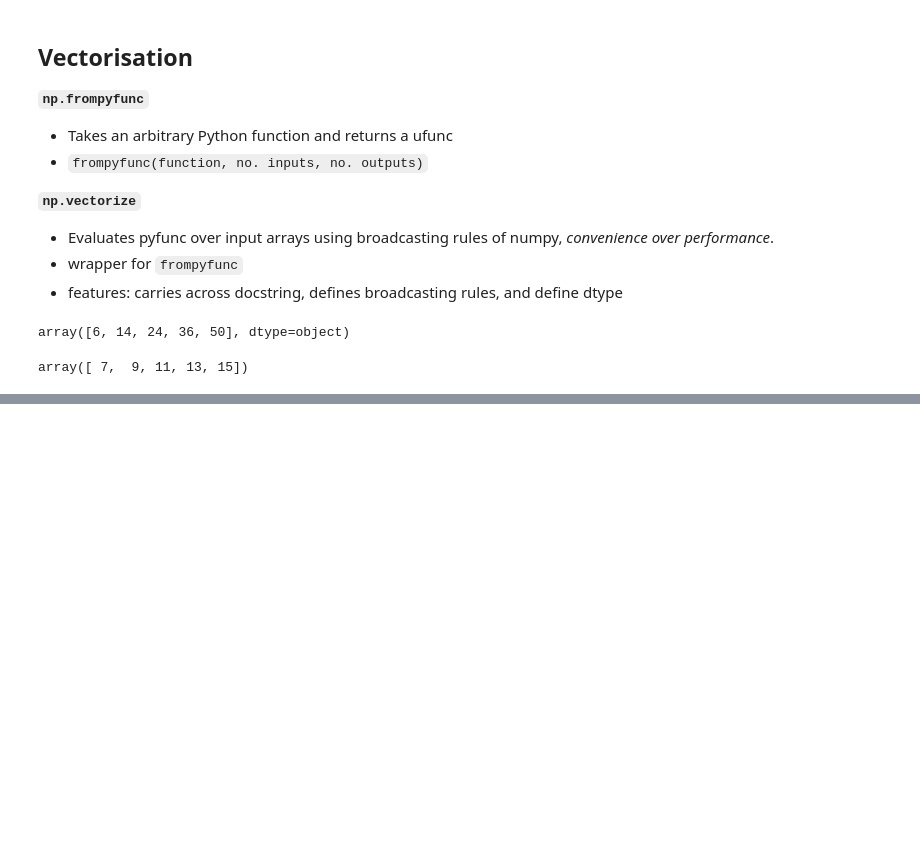
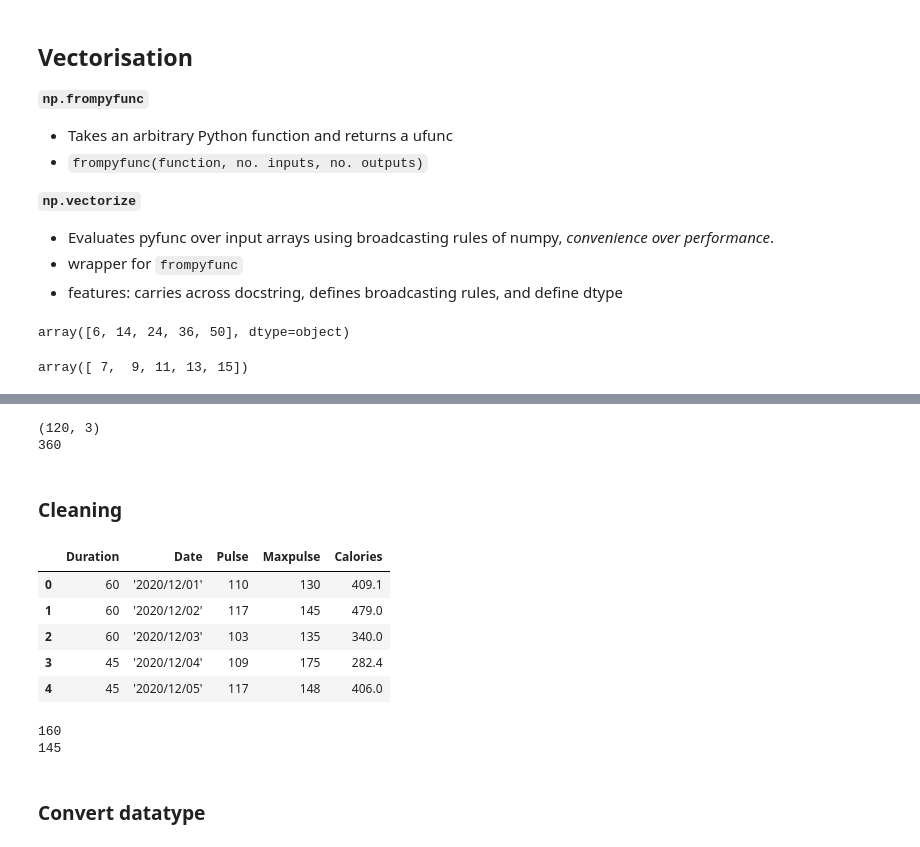
Before and after one commit to jacob-brown/programming-notes-book, a Jupyter notebook: programming_notes/_build/jupyter_execute/python_numpy_pandas.ipynb, the cells around one changed output, grey strips where cells are left out. Cells and saved outputs as stored; diff of their text form; code cells hidden in the pictures; blank space fills up the shorter version.

```diff
--- a/programming_notes/_build/jupyter_execute/python_numpy_pandas.ipynb
+++ b/programming_notes/_build/jupyter_execute/python_numpy_pandas.ipynb
@@ -627,0 +764,29 @@ array([ 7,  9, 11, 13, 15])
+# %%
+print(treeData.shape)
+print(treeData.size)
+# %% [output]
+(120, 3)
+360
+# %% [markdown]
+### Cleaning
+# %%
+df = pd.read_csv("data/dirtydata.csv")
+df.head()
+# %% [output]
+|  | Duration | Date | Pulse | Maxpulse | Calories |
+| 0 | 60 | '2020/12/01' | 110 | 130 | 409.1 |
+| 1 | 60 | '2020/12/02' | 117 | 145 | 479.0 |
+| 2 | 60 | '2020/12/03' | 103 | 135 | 340.0 |
+| 3 | 45 | '2020/12/04' | 109 | 175 | 282.4 |
+| 4 | 45 | '2020/12/05' | 117 | 148 | 406.0 |
+# %%
+df = pd.read_csv("data/dirtydata.csv")
+print(df.size)
+
+# drop na
+df.dropna(inplace = True) # inplace change the original df
+
+print(df.size)
+# %% [output]
+160
+145
@@ -627,0 +798,2 @@ array([ 7,  9, 11, 13, 15])
+# %% [markdown]
+### Convert datatype
```
Also changed, not shown: parts of 21 cells of this notebook, 46 other files.
